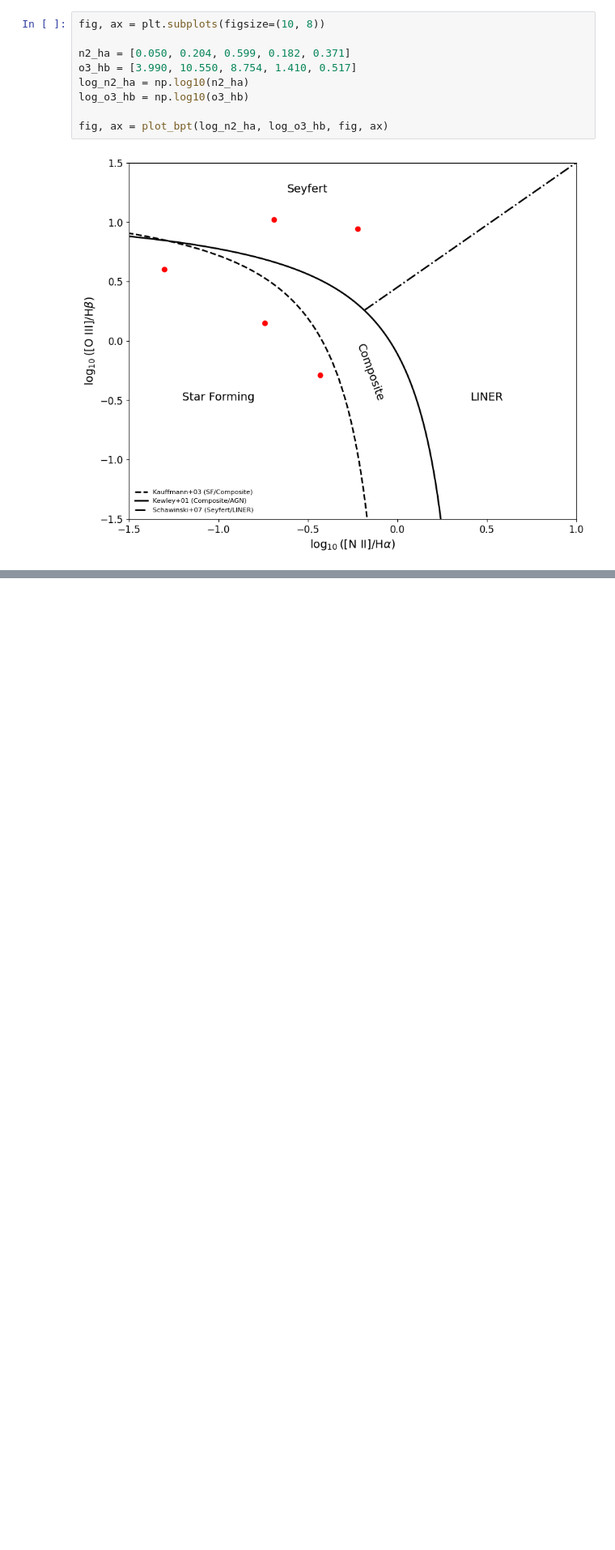
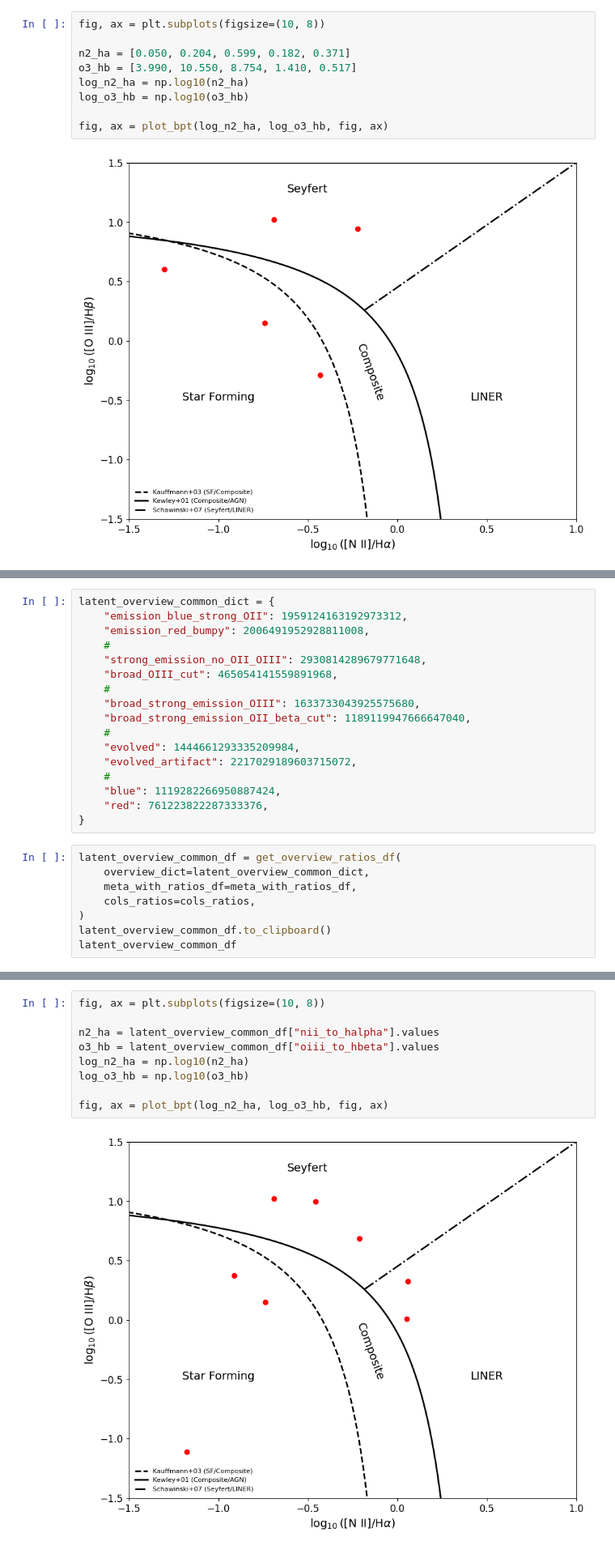
Before and after one commit to ed-ortizm/anomaly, a Jupyter notebook: thesis/02_bpt_diagram.ipynb, the cells around one changed output, grey strips where cells are left out. Shown at 81% size. Saved outputs shown, nothing was run; the diff lists cells and outputs as text; blank space fills up the shorter version.

```diff
--- a/thesis/02_bpt_diagram.ipynb
+++ b/thesis/02_bpt_diagram.ipynb
@@ -341,0 +502,25 @@ fig, ax = plot_bpt(log_n2_ha, log_o3_hb, fig, ax)
+# %%
+latent_overview_common_dict = {
+    "emission_blue_strong_OII": 1959124163192973312,
+    "emission_red_bumpy": 2006491952928811008,
+    #
+    "strong_emission_no_OII_OIII": 2930814289679771648,
+    "broad_OIII_cut": 465054141559891968,
+    #
+    "broad_strong_emission_OIII": 1633733043925575680,
+    "broad_strong_emission_OII_beta_cut": 1189119947666647040,
+    #
+    "evolved": 1444661293335209984,
+    "evolved_artifact": 2217029189603715072,
+    #
+    "blue": 1119282266950887424,
+    "red": 761223822287333376,
+}
+# %%
+latent_overview_common_df = get_overview_ratios_df(
+    overview_dict=latent_overview_common_dict,
+    meta_with_ratios_df=meta_with_ratios_df,
+    cols_ratios=cols_ratios,
+)
+latent_overview_common_df.to_clipboard()
+latent_overview_common_df
@@ -341,0 +559,11 @@ fig, ax = plot_bpt(log_n2_ha, log_o3_hb, fig, ax)
+# %%
+fig, ax = plt.subplots(figsize=(10, 8))
+
+n2_ha = latent_overview_common_df["nii_to_halpha"].values
+o3_hb = latent_overview_common_df["oiii_to_hbeta"].values
+log_n2_ha = np.log10(n2_ha)
+log_o3_hb = np.log10(o3_hb)
+
+fig, ax = plot_bpt(log_n2_ha, log_o3_hb, fig, ax)
+# %% [output]
+[figure, added]
```
Also changed, not shown: parts of 28 cells of this notebook, 2 other files.
